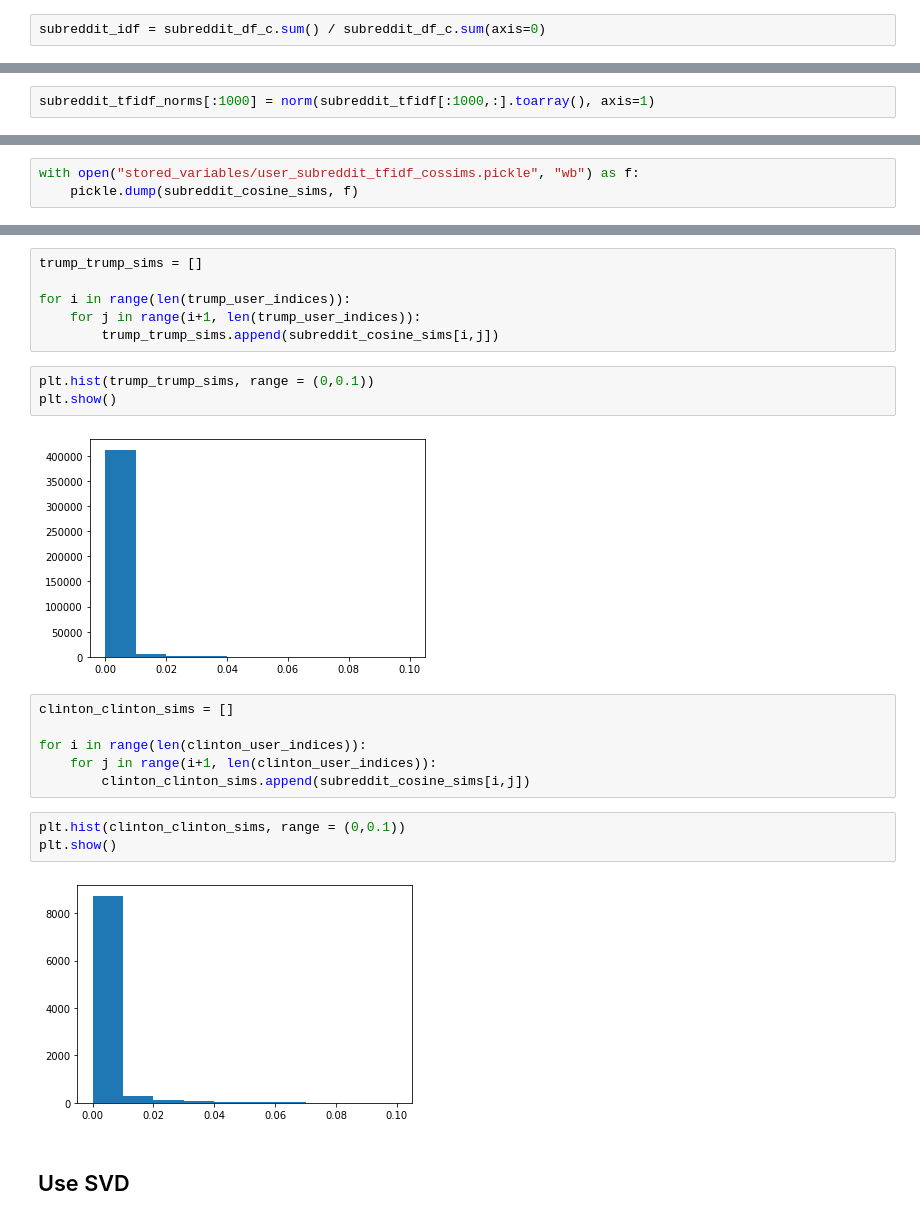
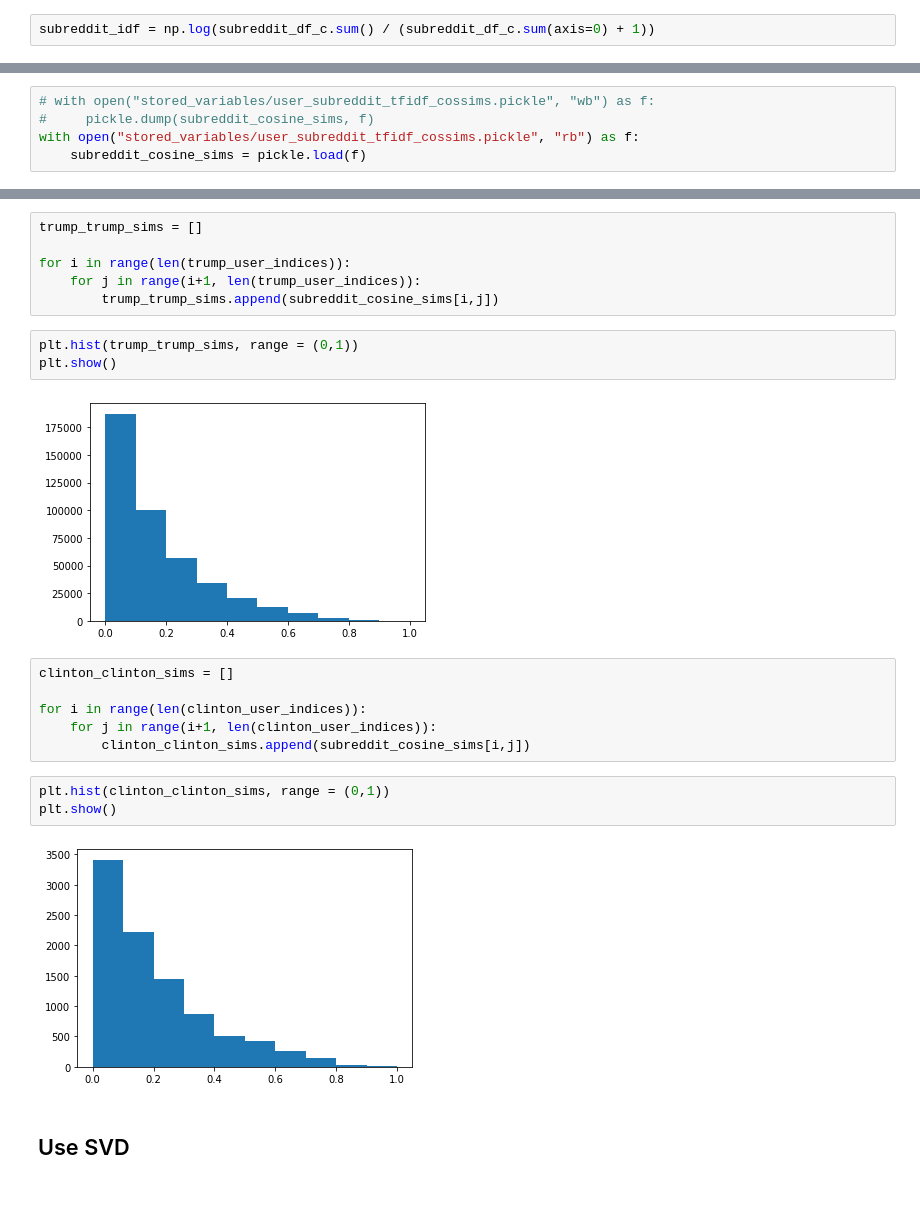
Before and after one commit to SourabhChakraborty/undergrad_thesis, a Jupyter notebook: subreddit history similarities.ipynb, the cells around one changed output, grey strips where cells are left out. Drawn from its saved outputs; the diff is of its cells as text.

Commit message:
comments by user

```diff
--- a/subreddit history similarities.ipynb
+++ b/subreddit history similarities.ipynb
@@ -34,13 +34,11 @@ subreddit_tf_c = coo_matrix(subreddit_tf)
 # %%
 subreddit_df_c = coo_matrix(subreddit_df_mat)
 # %%
-subreddit_idf = subreddit_df_c.sum() / subreddit_df_c.sum(axis=0)
+subreddit_idf = np.log(subreddit_df_c.sum() / (subreddit_df_c.sum(axis=0) + 1))
 # %%
 subreddit_tfidf = csr_matrix(subreddit_tf_c.multiply(subreddit_idf))
 # %%
 subreddit_tfidf_norms = np.zeros(subreddit_tfidf.shape[0])
-# %%
-subreddit_tfidf_norms[:1000] = norm(subreddit_tfidf[:1000,:].toarray(), axis=1)
 # %%
 for i in range(20):
     subreddit_tfidf_norms[i*1000 : (i+1) * 1000] = norm(subreddit_tfidf[i*1000 : (i+1) * 1000].toarray(), axis=1)
@@ -58,8 +56,10 @@ for i in range(20):
 for i in range(subreddit_tfidf.shape[0]):
     subreddit_cosine_sims[i,i] = 0
 # %%
-with open("stored_variables/user_subreddit_tfidf_cossims.pickle", "wb") as f:
-    pickle.dump(subreddit_cosine_sims, f)
+# with open("stored_variables/user_subreddit_tfidf_cossims.pickle", "wb") as f:
+#     pickle.dump(subreddit_cosine_sims, f)
+with open("stored_variables/user_subreddit_tfidf_cossims.pickle", "rb") as f:
+    subreddit_cosine_sims = pickle.load(f)
 # %%
 most_similar_user = np.zeros(subreddit_tfidf.shape[0], dtype = np.int32)
 # %%
@@ -232,10 +232,10 @@ for i in range(len(trump_user_indices)):
     for j in range(i+1, len(trump_user_indices)):
         trump_trump_sims.append(subreddit_cosine_sims[i,j])
 # %%
-plt.hist(trump_trump_sims, range = (0,0.1))
+plt.hist(trump_trump_sims, range = (0,1))
 plt.show()
 # %% [output]
-[figure, old version]
+[figure, new version]
 # %%
 clinton_clinton_sims = []
 
@@ -243,10 +243,10 @@ for i in range(len(clinton_user_indices)):
     for j in range(i+1, len(clinton_user_indices)):
         clinton_clinton_sims.append(subreddit_cosine_sims[i,j])
 # %%
-plt.hist(clinton_clinton_sims, range = (0,0.1))
+plt.hist(clinton_clinton_sims, range = (0,1))
 plt.show()
 # %% [output]
-[figure, old version]
+[figure, new version]
 # %% [markdown]
 ## Use SVD
 # %%
```
Also changed, not shown: parts of 96 cells of this notebook, 3 other files.
